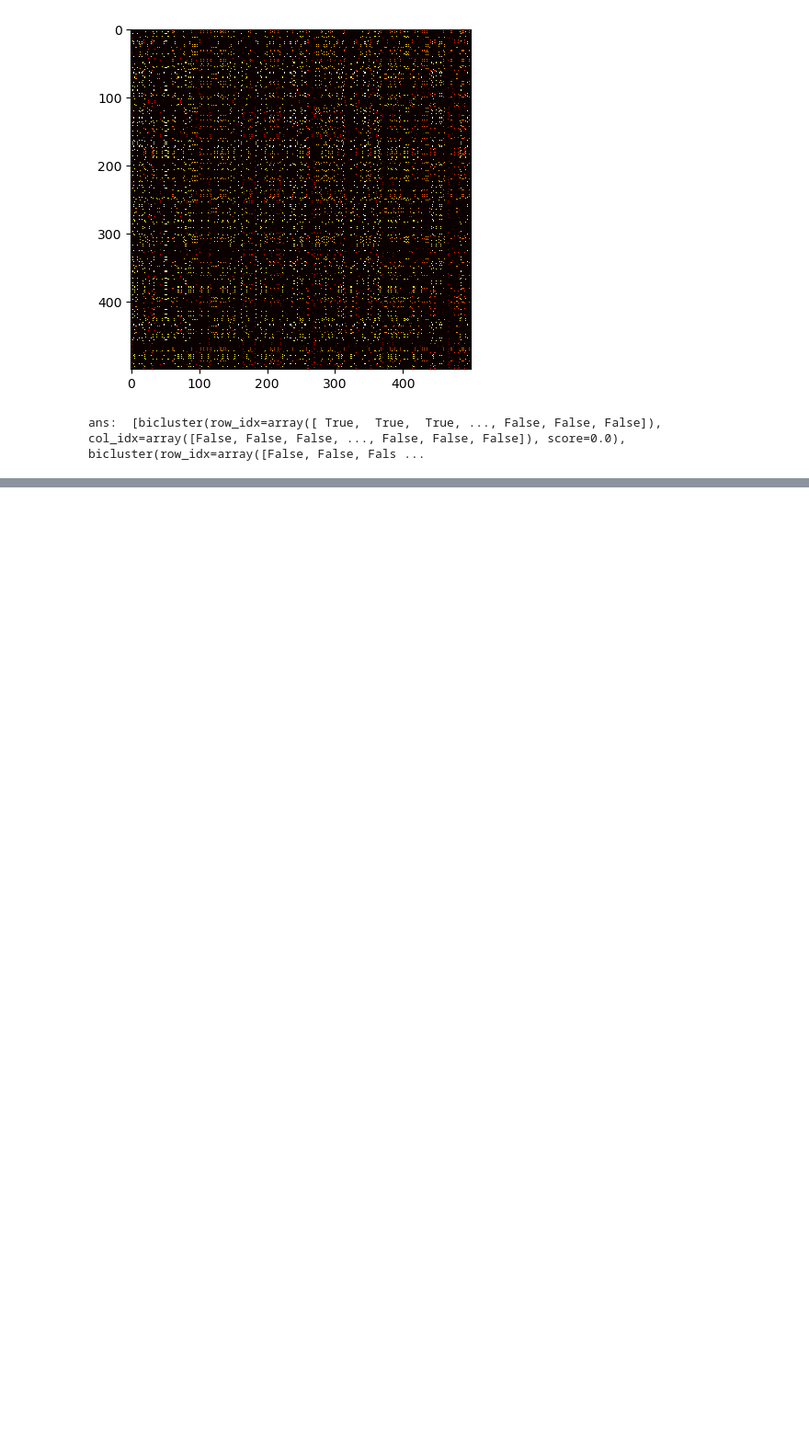
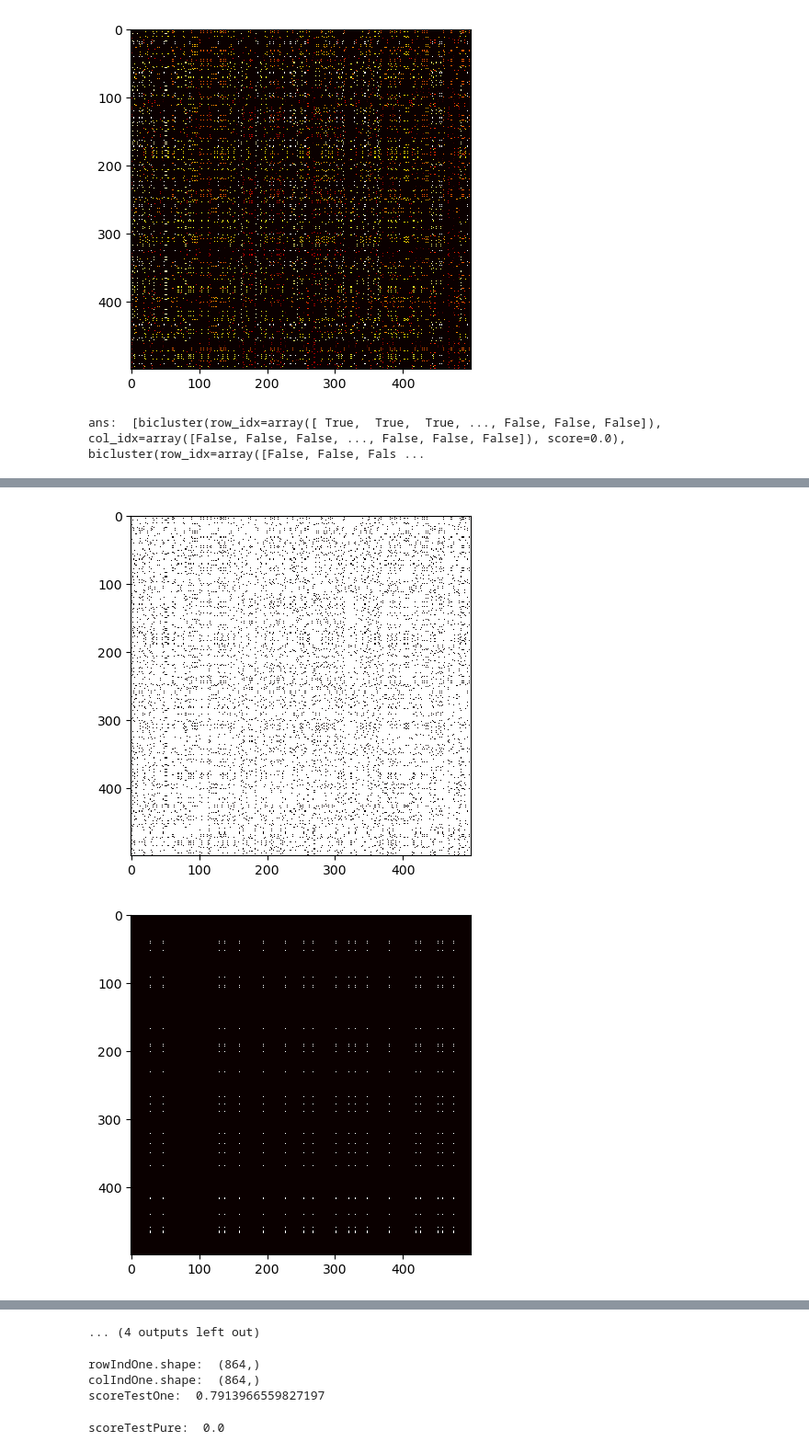
Before and after one commit to wzh4464/big_matrix_cocluster, a Jupyter notebook: main.ipynb, the cells around one changed output, grey strips where cells are left out. Shown at 92% size. Drawn from its saved outputs; the diff is of its cells as text; code cells hidden in the pictures; blank space fills up the shorter version.

Commit message:
exp as score

```diff
--- a/main.ipynb
+++ b/main.ipynb
@@ -306,0 +313,11 @@ plt.show()
+# %%
+testLabelMat = labelMatList[0]
+ansBiList = ccSVD.coclusterAtom(testLabelMat, tor=10e-2, k = 15, M=M, N=N)
+
+# show testLabelMat.matrix == i
+for i in range(num_bicluster):
+    plt.imshow(testLabelMat.matrix == i, cmap='hot', interpolation='nearest')
+    plt.show()
+# %% [output]
+[figure, added]
+[figure, added]
@@ -306,0 +334,38 @@ plt.show()
+... (4 outputs left out)
+# %%
+# find testLabelMat.matrix == 1
+rowIndOne = np.where(testLabelMat.matrix == 1)[0]
+colIndOne = np.where(testLabelMat.matrix == 1)[1]
+
+print('rowIndOne.shape: ', rowIndOne.shape)
+print('colIndOne.shape: ', colIndOne.shape)
+
+# matBoolOne means testLabelMat.matrix == 1
+matBoolOne = testLabelMat.matrix == 1
+rowBoolOne = np.any(matBoolOne, axis=1)
+colBoolOne = np.any(matBoolOne, axis=0)
+
+scoreTestOne = ccSVD.score(testLabelMat.matrix, rowBoolOne, colBoolOne)
+print('scoreTestOne: ', scoreTestOne)
+
+# show ansBiList
+# for item in ansBiList:
+#     print('row length: ', np.sum(item.row_idx))
+#     print('col length: ', np.sum(item.col_idx))
+#     print('score: ', item.score)
+#     print('------------------')
+# %% [output]
+rowIndOne.shape:  (864,)
+colIndOne.shape:  (864,)
+scoreTestOne:  0.7913966559827197
+# %%
+# testPure is 100x100 one matrix
+importlib.reload(ccSVD)
+testPure = np.ones((100, 100))
+rowBoolPure = np.ones(100, dtype=bool)
+colBoolPure = np.ones(100, dtype=bool)
+
+scoreTestPure = ccSVD.score(testPure, rowBoolPure, colBoolPure)
+print('scoreTestPure: ', scoreTestPure)
+# %% [output]
+scoreTestPure:  0.0
```
Also changed, not shown: parts of 6 cells of this notebook, 1 other file.
